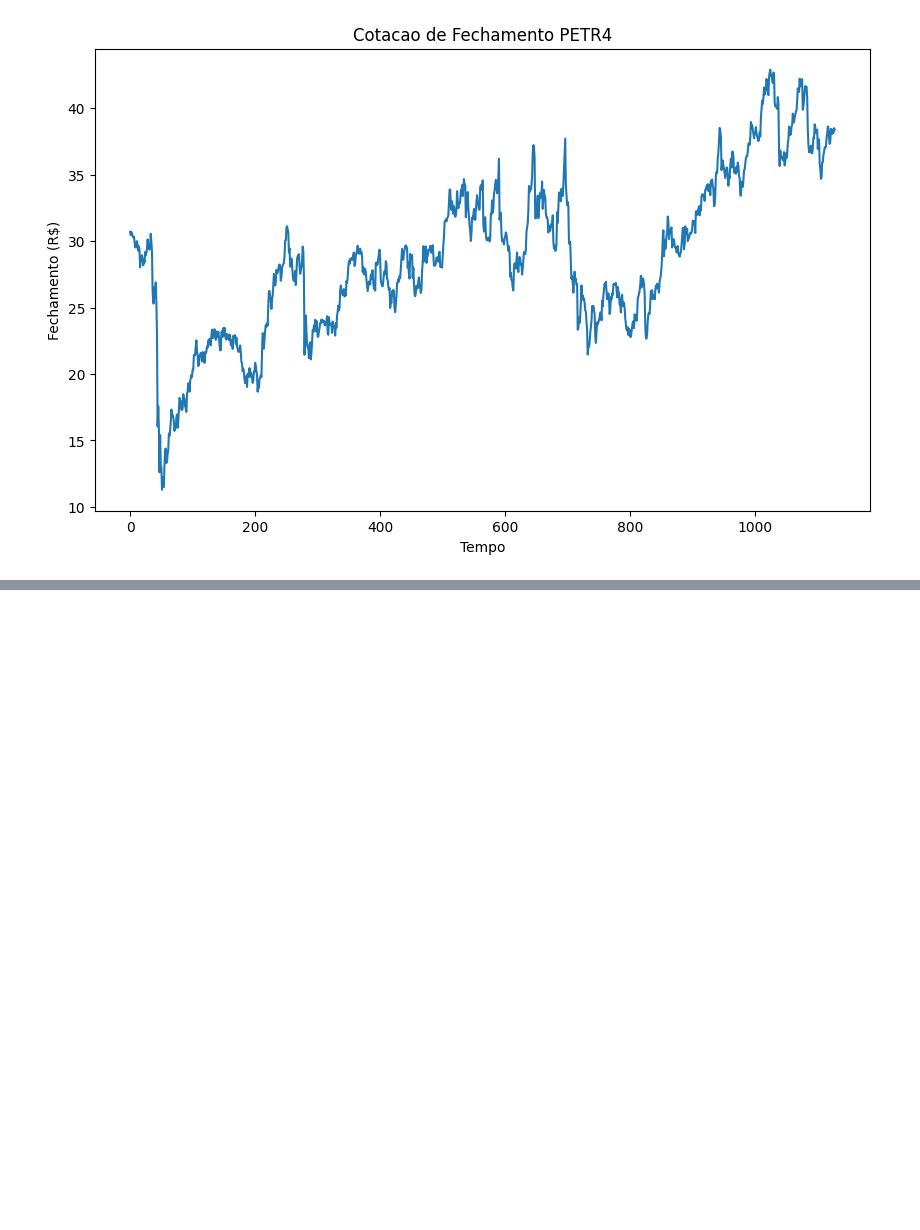
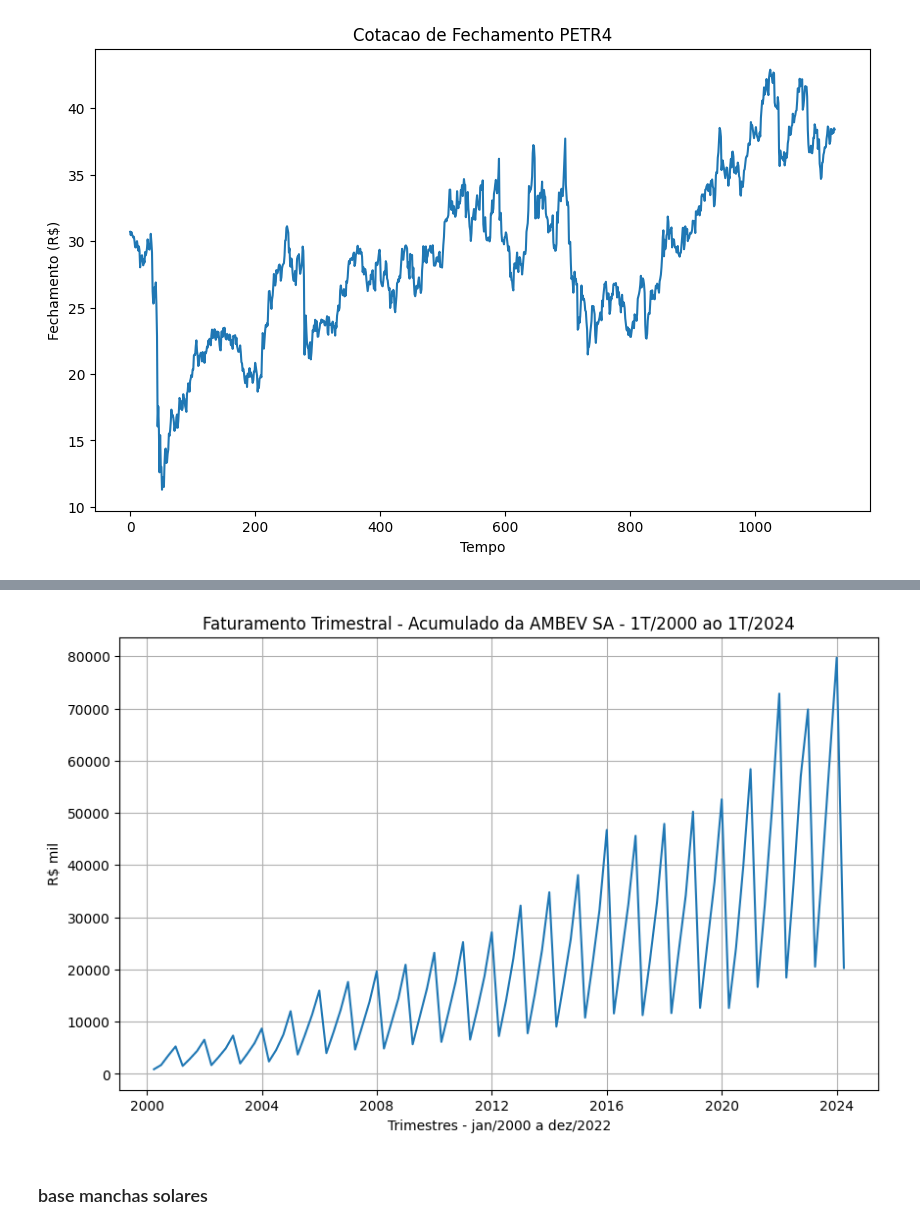
Before and after one commit to luizalaquini/time-series, a Jupyter notebook: script.ipynb, the cells around one changed output, grey strips where cells are left out. Drawn from its saved outputs; the diff is of its cells as text; code cells hidden in the pictures; blank space fills up the shorter version.

```diff
--- a/script.ipynb
+++ b/script.ipynb
@@ -2751,0 +281,13 @@ else:
+# %%
+# In[17]:
+###############################################################################
+### Trabalhando com uma Serie Temporal da Receita Trimestral da AMBEV
+###############################################################################
+
+register_matplotlib_converters()
+
+# Importando a base de dados
+ambev = pd.read_excel("data/ambev.xlsx")
+
+# Exibindo a base de dados
+ambev.head()
@@ -2751,0 +301,22 @@ else:
+# %%
+# Ajustando a base de dados trimestrais acumulados da Receita Liquida
+# Operacional da AMBEV
+# Definindo a serie temporal com frequencia trimestral
+# ATENCAO: dependendo da versao do pandas usar freq='QE'
+
+receita = pd.Series(ambev.iloc[:, 1].values,
+                    index=pd.date_range(start='2000-01-01', periods=len(ambev),
+                                        freq='QE'))
+
+# In[18]: Plotando o grafico
+plt.figure(figsize=(10, 6))
+plt.plot(receita)
+plt.title("Faturamento Trimestral - Acumulado da AMBEV SA - 1T/2000 ao 1T/2024")
+plt.xlabel("Trimestres - jan/2000 a dez/2022")
+plt.ylabel("R$ mil")
+plt.grid(True)
+plt.show()
+# %% [output]
+[figure, added]
+# %% [markdown]
+### base manchas solares
```
Also changed, not shown: parts of 37 cells of this notebook.
